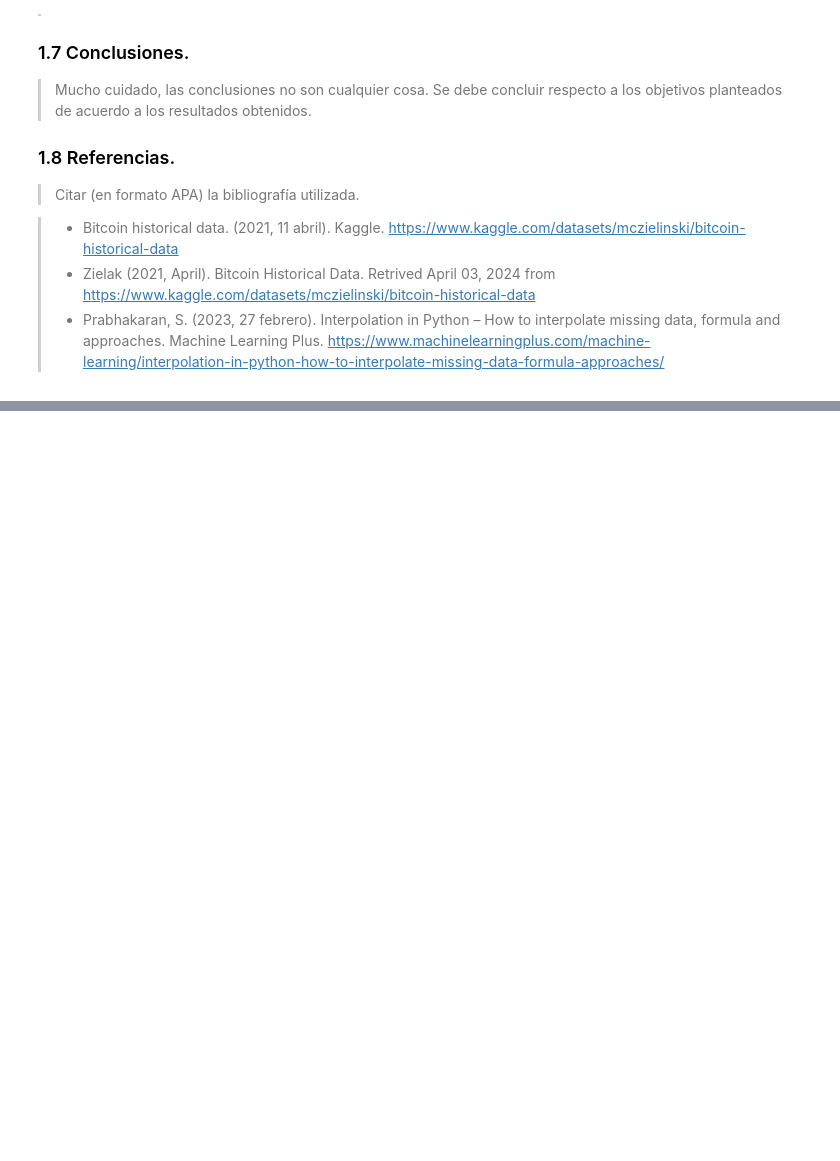
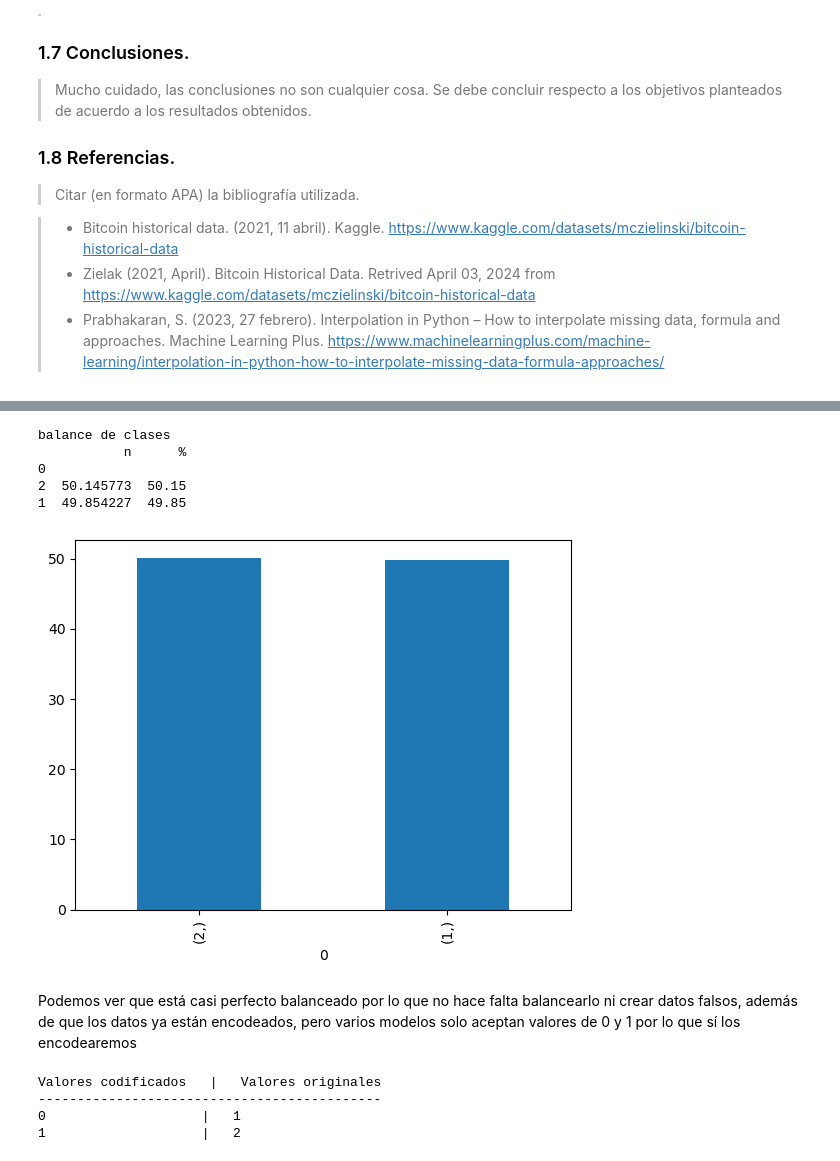
Before and after one commit to Andr3Glez/proyecto_modulo1, a Jupyter notebook: ProyectoModulo1_GonzalezA_DueñasS.ipynb, the cells around one changed output, grey strips where cells are left out. Drawn from its saved outputs; the diff is of its cells as text; code cells hidden in the pictures; blank space fills up the shorter version.

```diff
--- a/ProyectoModulo1_GonzalezA_DueñasS.ipynb
+++ b/ProyectoModulo1_GonzalezA_DueñasS.ipynb
@@ -1593,0 +1664,24 @@ plt.show()
+# %%
+# resumir el balance de clases en una columna variable de salida usando DataFrame.value_counts()
+def class_breakdown(data):
+    df = pd.DataFrame(data)
+    vc = df.value_counts() / len(data) * 100
+    vc = vc.to_frame()
+    vc.index.name = 'Class'
+    vc.columns = ['n']
+    vc['%'] = vc['n'].round(2)
+    print('balance de clases', vc, sep='\n')
+    # Graficar el balance de clases
+    vc['%'].plot(kind='bar')
+    plt.show()
+# %%
+class_breakdown(y_test)
+# %% [output]
+balance de clases
+           n      %
+0
+2  50.145773  50.15
+1  49.854227  49.85
+[figure, added]
+# %% [markdown]
+Podemos ver que está casi perfecto balanceado por lo que no hace falta balancearlo ni crear datos falsos, además de que los datos ya están encodeados, pero varios modelos solo aceptan valores de 0 y 1 por lo que sí los encodearemos
@@ -1593,0 +1690,23 @@ plt.show()
+# %%
+# Convertir las etiquetas de clase a enteros usando LabelEncoder además que xgboost no puedo trabajar con clases de 1 y 2, solo con 0 y 1, por lo que lo mejor sería encodearlo para poder tener 0 y 1
+label_encoder = LabelEncoder()
+y_train_encoded = label_encoder.fit_transform(y_train)
+y_test_encoded = label_encoder.transform(y_test)
+
+# Obtener los valores únicos y sus equivalentes codificados
+valores_originales = label_encoder.classes_
+valores_codificados = label_encoder.transform(valores_originales)
+
+# Obtener la inversa de la codificación para entender qué valor corresponde a cada clase
+valores_decodificados = label_encoder.inverse_transform(valores_codificados)
+
+# Imprimir los valores codificados y sus equivalentes originales
+print("\nValores codificados   |   Valores originales")
+print("--------------------------------------------")
+for codificado, original in zip(valores_codificados, valores_decodificados):
+    print(f"{codificado:<20} |   {original}")
+# %% [output]
+Valores codificados   |   Valores originales
+--------------------------------------------
+0                    |   1
+1                    |   2
```
Also changed, not shown: parts of 24 cells of this notebook.
